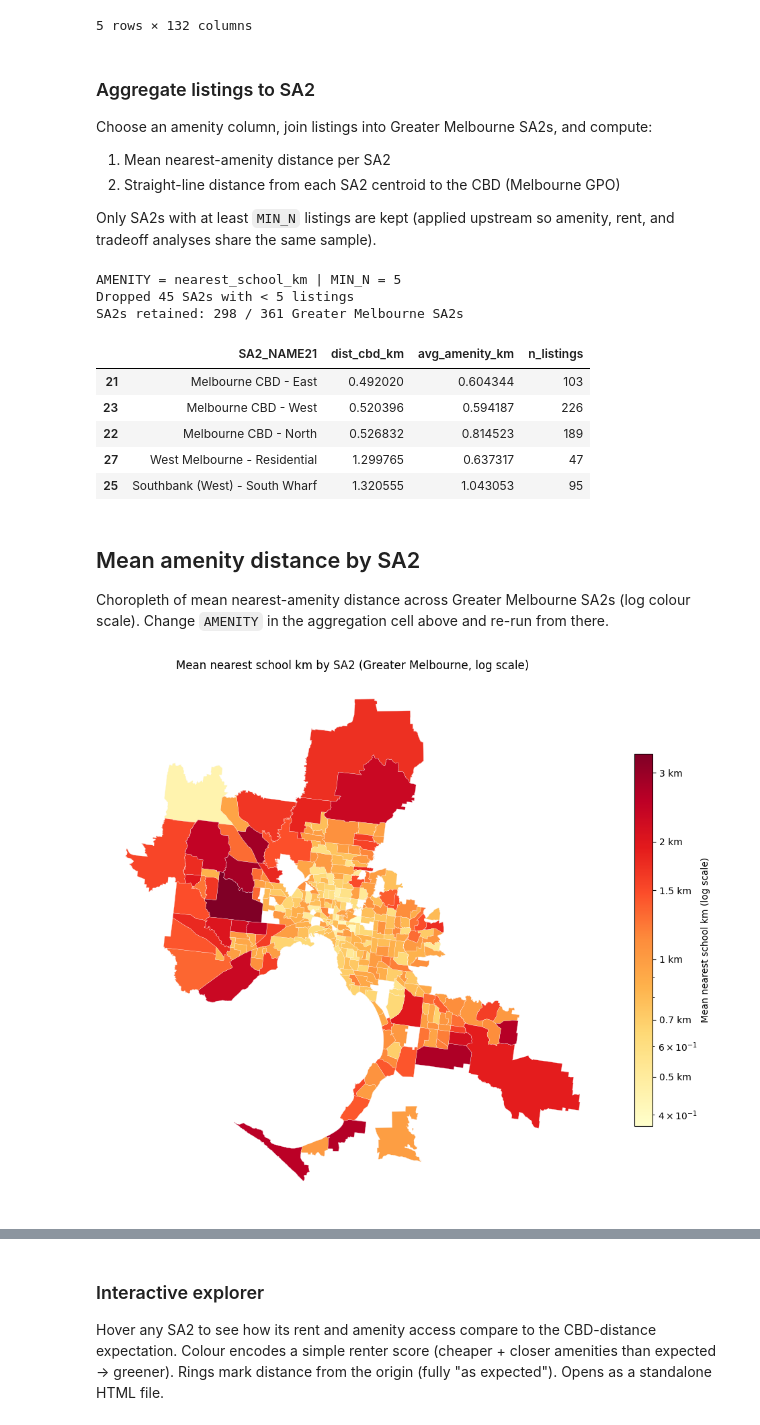
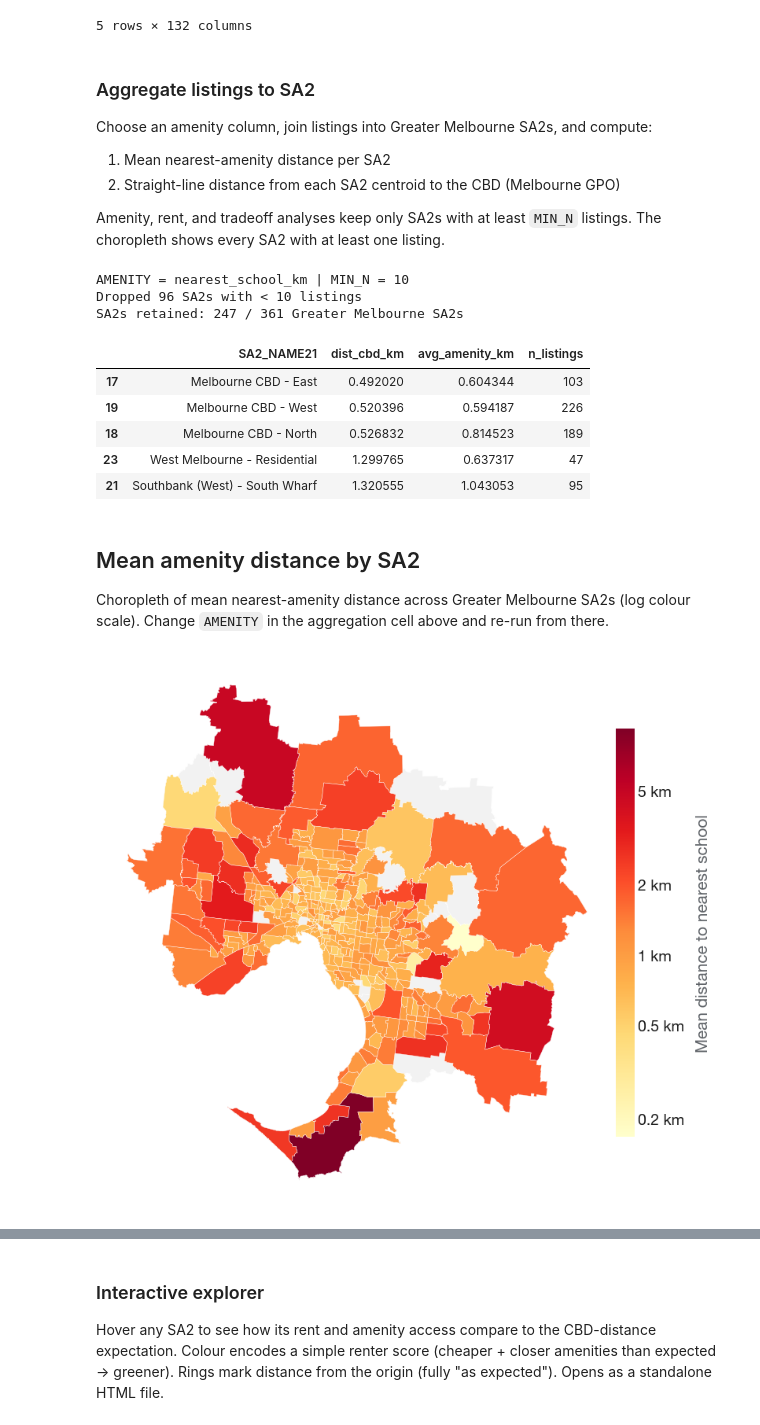
Before and after one commit to Aditya048/real-estate-industry-project, a Jupyter notebook: modelling/liveability/liveability_exploration.ipynb, the cells around one changed output, grey strips where cells are left out. Saved outputs shown, nothing was run; the diff lists cells and outputs as text; code cells hidden in the pictures.

```diff
--- a/modelling/liveability/liveability_exploration.ipynb
+++ b/modelling/liveability/liveability_exploration.ipynb
@@ -88,13 +228,13 @@ Choose an amenity column, join listings into Greater Melbourne SA2s, and compute
 1. Mean nearest-amenity distance per SA2
 2. Straight-line distance from each SA2 centroid to the CBD (Melbourne GPO)
 
-Only SA2s with at least `MIN_N` listings are kept (applied upstream so amenity, rent, and tradeoff analyses share the same sample).
+Amenity, rent, and tradeoff analyses keep only SA2s with at least `MIN_N` listings. The choropleth shows every SA2 with at least one listing.
 # %%
 # Switch amenity here — one of:
 #   nearest_school_km, nearest_train_station_km, nearest_park_km,
 #   nearest_supermarket_km, nearest_tram_stop_km, nearest_bus_stop_km
 AMENITY = "nearest_school_km"
-MIN_N = 5  # drop SA2s with fewer listings (noise / one-off extremes)
+MIN_N = 10  # drop SA2s with fewer listings (noise / one-off extremes)
 
 # Melbourne GPO (approx. CBD reference point)
 CBD_LAT, CBD_LON = -37.8136, 144.9631
@@ -120,16 +260,20 @@ points = gpd.GeoDataFrame(
 
 joined = gpd.sjoin(points, zones[["SA2_NAME21", "geometry"]], how="inner", predicate="within")
 
-n_by_sa2 = joined.groupby("SA2_NAME21").size()
-eligible_sa2s = n_by_sa2[n_by_sa2 >= MIN_N].index
-n_dropped = int((n_by_sa2 < MIN_N).sum())
-joined = joined[joined["SA2_NAME21"].isin(eligible_sa2s)].copy()
-
-avg_by_sa2 = (
+avg_all = (
     joined.groupby("SA2_NAME21")
     .agg(avg_amenity_km=(AMENITY, "mean"), n_listings=("SA2_NAME21", "size"))
     .reset_index()
 )
+# Choropleth only: every SA2 with at least one listing. Other charts keep MIN_N.
+sa2_map = (
+    zones_m[["SA2_NAME21", "geometry", "dist_cbd_km"]]
+    .merge(avg_all, on="SA2_NAME21", how="inner")
+)
+
+n_dropped = int((avg_all["n_listings"] < MIN_N).sum())
+avg_by_sa2 = avg_all[avg_all["n_listings"] >= MIN_N].copy()
+joined = joined[joined["SA2_NAME21"].isin(avg_by_sa2["SA2_NAME21"])].copy()
 
 sa2 = (
     zones_m[["SA2_NAME21", "geometry", "dist_cbd_km"]]
@@ -141,47 +285,50 @@ print(f"Dropped {n_dropped} SA2s with < {MIN_N} listings")
 print(f"SA2s retained: {len(sa2):,} / {len(zones_m):,} Greater Melbourne SA2s")
 sa2[["SA2_NAME21", "dist_cbd_km", "avg_amenity_km", "n_listings"]].sort_values("dist_cbd_km").head()
 # %% [output]
-AMENITY = nearest_school_km | MIN_N = 5
-Dropped 45 SA2s with < 5 listings
-SA2s retained: 298 / 361 Greater Melbourne SA2s
+AMENITY = nearest_school_km | MIN_N = 10
+Dropped 96 SA2s with < 10 listings
+SA2s retained: 247 / 361 Greater Melbourne SA2s
 |  | SA2_NAME21 | dist_cbd_km | avg_amenity_km | n_listings |
-| 21 | Melbourne CBD - East | 0.492020 | 0.604344 | 103 |
-| 23 | Melbourne CBD - West | 0.520396 | 0.594187 | 226 |
-| 22 | Melbourne CBD - North | 0.526832 | 0.814523 | 189 |
-| 27 | West Melbourne - Residential | 1.299765 | 0.637317 | 47 |
-| 25 | Southbank (West) - South Wharf | 1.320555 | 1.043053 | 95 |
+| 17 | Melbourne CBD - East | 0.492020 | 0.604344 | 103 |
+| 19 | Melbourne CBD - West | 0.520396 | 0.594187 | 226 |
+| 18 | Melbourne CBD - North | 0.526832 | 0.814523 | 189 |
+| 23 | West Melbourne - Residential | 1.299765 | 0.637317 | 47 |
+| 21 | Southbank (West) - South Wharf | 1.320555 | 1.043053 | 95 |
 # %% [markdown]
 ## Mean amenity distance by SA2
 
 Choropleth of mean nearest-amenity distance across Greater Melbourne SA2s (log colour scale). Change `AMENITY` in the aggregation cell above and re-run from there.
 # %%
-plot_data = sa2[sa2["avg_amenity_km"] > 0]
+plot_data = sa2_map[sa2_map["avg_amenity_km"] > 0]
 vmin, vmax = plot_data["avg_amenity_km"].min(), plot_data["avg_amenity_km"].max()
 norm = LogNorm(vmin=vmin, vmax=vmax)
+noun = amenity_noun(AMENITY)
 
-fig, ax = plt.subplots(figsize=(12, 12))
-sa2.plot(ax=ax, color="#f0f0f0", edgecolor="white", linewidth=0.3)
+# Size the canvas to the map's own shape (instead of a wide 16:9 box with dead space).
+# A bit larger than the half-slide charts so the map itself reads bigger.
+minx, miny, maxx, maxy = zones_m.total_bounds
+map_h = FULL[1] * 1.18
+fig_h = map_h + 0.15
+fig_w = min(SLIDE_W, map_h * (maxx - minx) / (maxy - miny) + 2.15)  # + colourbar & labels
+fig, ax = plt.subplots(figsize=(fig_w, fig_h))
+ax.set_anchor("W")
+zones_m.plot(ax=ax, color="#f2f2f2", edgecolor="white", linewidth=0.4)  # SA2s with no listings
 plot_data.plot(
-    column="avg_amenity_km",
-    cmap="YlOrRd",
-    norm=norm,
-    legend=False,
-    edgecolor="white",
-    linewidth=0.2,
-    ax=ax,
+    ax=ax, column="avg_amenity_km", cmap="YlOrRd", norm=norm,
+    edgecolor="white", linewidth=0.3,
 )
+ax.set_axis_off()
+ax.set_aspect("equal")
 
-mappable = ScalarMappable(norm=norm, cmap="YlOrRd")
-cbar = fig.colorbar(mappable, ax=ax, shrink=0.6)
-cbar.set_ticks(km_ticks(vmin, vmax))
-cbar.ax.yaxis.set_major_formatter(FuncFormatter(lambda x, _: f"{x:g} km"))
-cbar.set_label(f"Mean {AMENITY.replace('_', ' ')} (log scale)")
+cbar = fig.colorbar(ScalarMappable(norm=norm, cmap="YlOrRd"), ax=ax, shrink=0.75, aspect=22, pad=0.01)
+cbar.outline.set_visible(False)
+log_axis(cbar.ax.yaxis, vmin, vmax, fmt="{:g} km")
+cbar.ax.tick_params(length=0, labelsize=14)
+cbar.set_label(f"Mean distance to nearest {noun}", fontsize=15, color=MUTED, labelpad=10)
 
-ax.set_title(f"Mean {AMENITY.replace('_', ' ')} by SA2 (Greater Melbourne, log scale)")
-ax.set_axis_off()
-plt.show()
+save(fig, "amenity_choropleth.png")
 # %% [output]
-[figure, old version]
+[figure, new version]
 # %% [markdown]
 ## Amenity access vs distance to CBD
 
```
Also changed, not shown: parts of 18 cells of this notebook, 9 other files.
